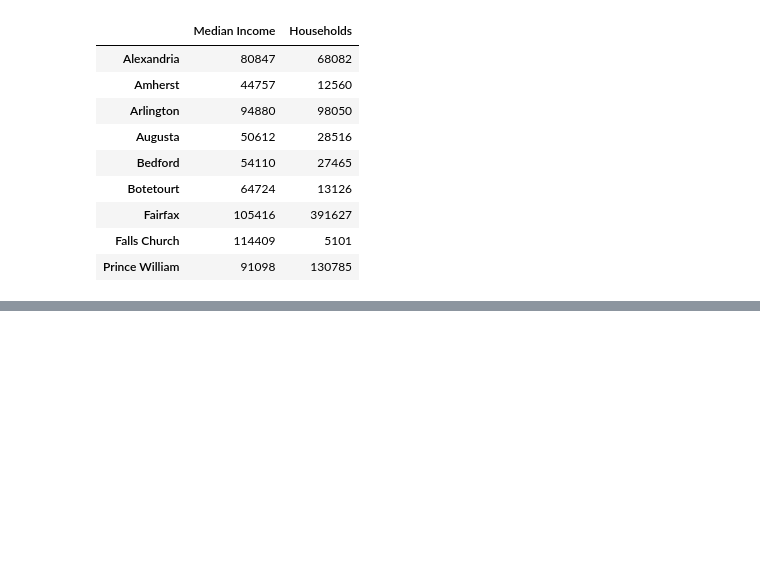
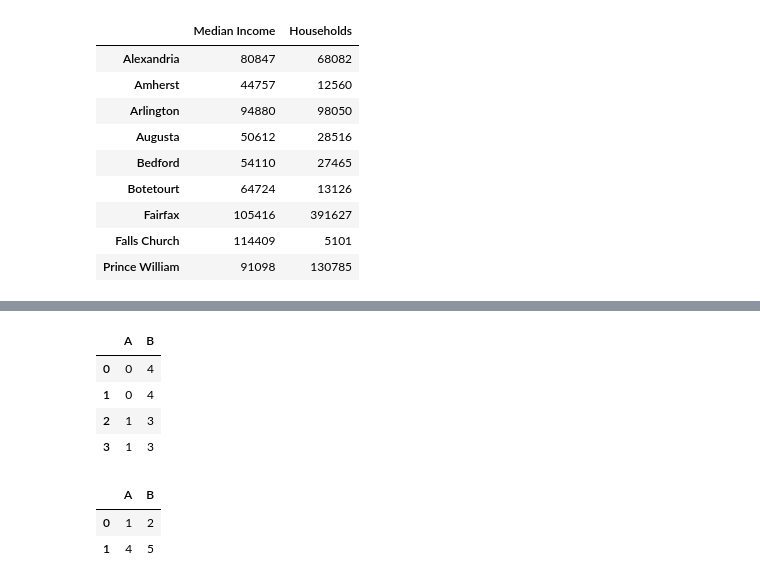
Before and after one commit to t4d-classes/python-data-analysis_10252021, a Jupyter notebook: conda_notebooks/10_Pandas_Intro.ipynb, the cells around one changed output, grey strips where cells are left out. Saved outputs shown, nothing was run; the diff lists cells and outputs as text; code cells hidden in the pictures; blank space fills up the shorter version.

```diff
--- a/conda_notebooks/10_Pandas_Intro.ipynb
+++ b/conda_notebooks/10_Pandas_Intro.ipynb
@@ -574,0 +465,6 @@ array([[11.6  ,  0.58 ,  0.66 , ...,  0.57 ,  9.   ,  3.   ],
+# %%
+df1 = pd.DataFrame({'A': [0, 0], 'B': [4, 4]})
+df2 = pd.DataFrame({'A': [1, 1], 'B': [3, 3]})
+
+display(df1)
+display(df2)
@@ -574,0 +478,18 @@ array([[11.6  ,  0.58 ,  0.66 , ...,  0.57 ,  9.   ,  3.   ],
+# %%
+df3 = pd.concat([ df1, df2 ])
+
+df3.reset_index(drop=True, inplace=True)
+
+df3
+# %% [output]
+|  | A | B |
+| 0 | 0 | 4 |
+| 1 | 0 | 4 |
+| 2 | 1 | 3 |
+| 3 | 1 | 3 |
+# %%
+pd.DataFrame([ [1, 2], [4, 5] ], columns=["A", "B"])
+# %% [output]
+|  | A | B |
+| 0 | 1 | 2 |
+| 1 | 4 | 5 |
```
Also changed, not shown: parts of 27 cells of this notebook.
